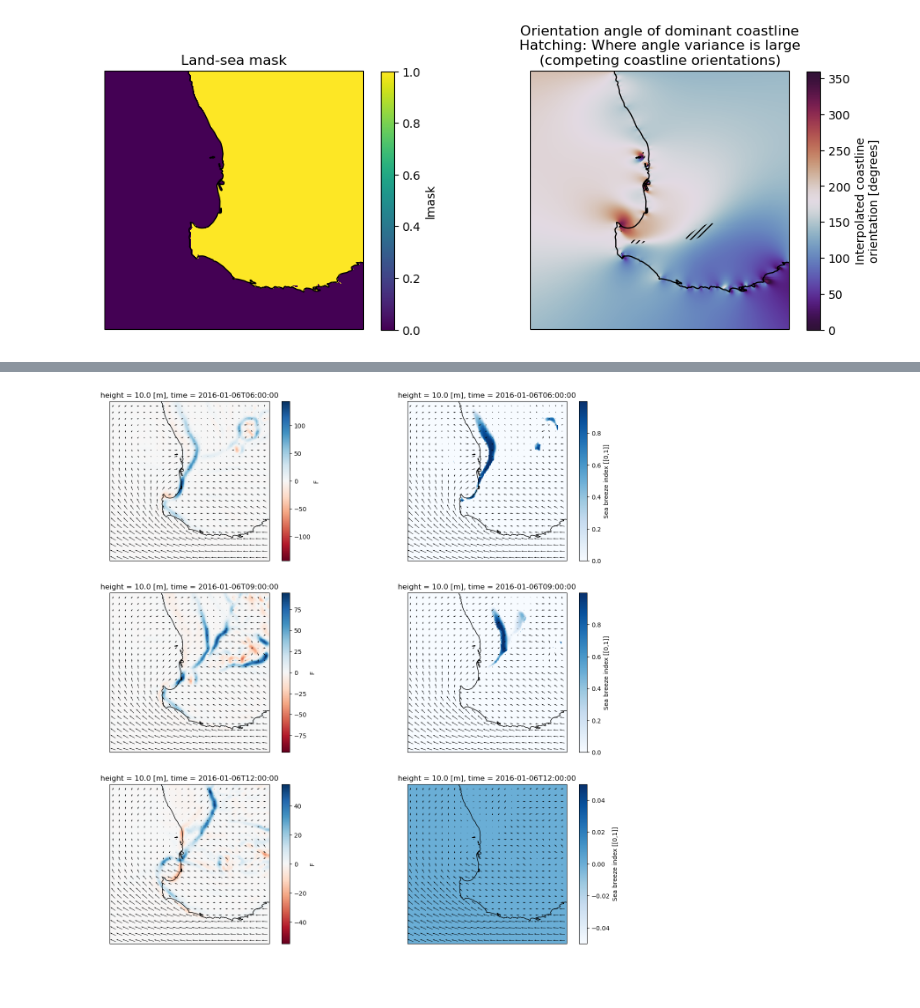
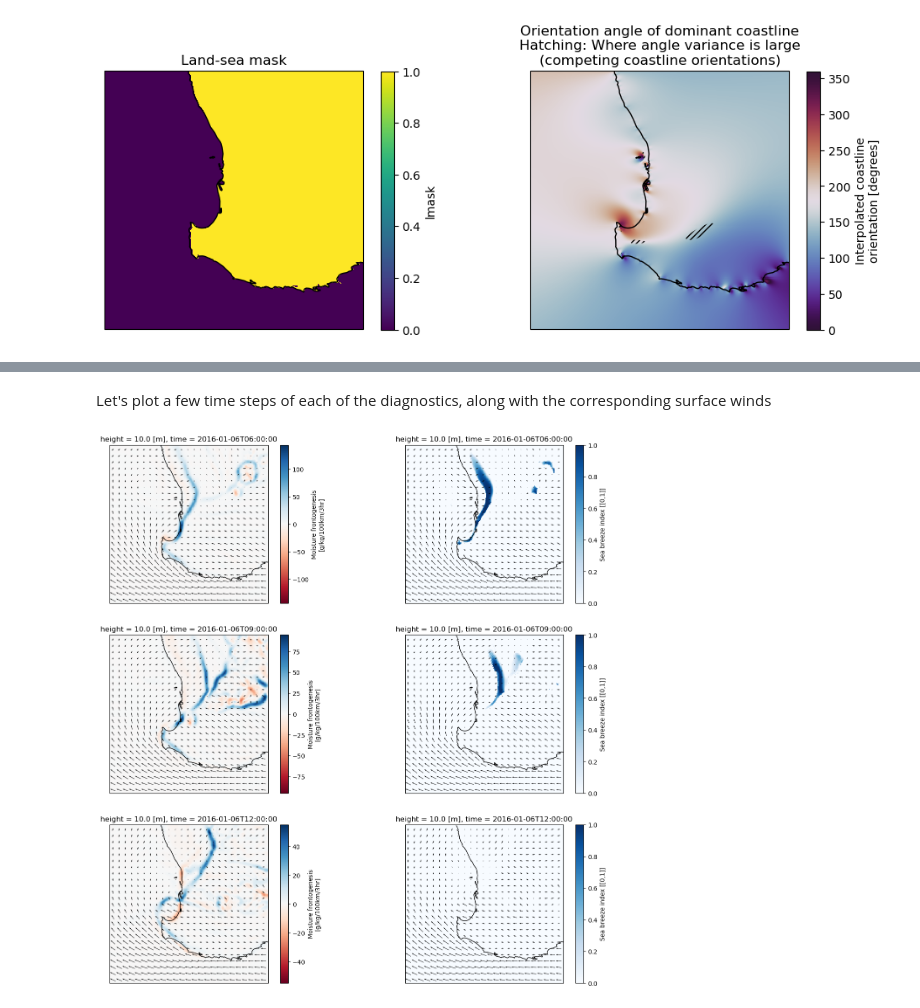
Before and after one commit to andrewbrown31/WxSysLib, a Jupyter notebook: recipes/sea_breezes/aus2200_sea_breeze_identification.ipynb, the cells around one changed output, grey strips where cells are left out. Drawn from its saved outputs; the diff is of its cells as text; code cells hidden in the pictures; blank space fills up the shorter version.

Commit message:
Tidied up recipe, added hourly_change function

```diff
--- a/recipes/sea_breezes/aus2200_sea_breeze_identification.ipynb
+++ b/recipes/sea_breezes/aus2200_sea_breeze_identification.ipynb
@@ -86,12 +207,10 @@ plt.title("Orientation angle of dominant coastline\nHatching: Where angle varian
 # %%
+#Set chunks for loading data
 chunks = {"lev":{},"time":1,"lat":-1,"lon":-1}
 
 #Set smoothing option to True (gaussian smoothing filter with a sigma of 4. See scipy.ndimage.gaussian_filter)
-#This will smooth the AUS2200 data including the angle of coastlines
 smooth = True
 sigma = 4
-
-#Not interpolating heights for simplicity, but should be done normally
 
 #For SBI
 #Load V wind
@@ -194,7 +313,6 @@ aus2200_hus = sea_breeze_utils.load_aus2200_variable(
         sigma=sigma,
         hgt_slice=slice(0,10)).sel(lev=5)
 
-#Make sure everything is hourly (consistent with ua and va)
-aus2200_hus = aus2200_hus.sel(time=aus2200_hus.time.dt.minute==0)
+#Restrict everything to hourly (consistent with ua and va)
 aus2200_vas = aus2200_vas.sel(time=aus2200_vas.time.dt.minute==0)
 aus2200_uas = aus2200_uas.sel(time=aus2200_uas.time.dt.minute==0)
@@ -217,30 +397,32 @@ F = sea_breeze_funcs.kinematic_frontogenesis(
+# %% [markdown]
+Let's plot a few time steps of each of the diagnostics, along with the corresponding surface winds
 # %%
-def plot(ds,field,ax,time,u,v,cmap):
-    ds[field].sel(time=time).plot(cmap=cmap)
+def plot(ds,field,ax,time,u,v,cmap,vmin=None,vmax=None):
+    ds[field].sel(time=time).plot(cmap=cmap,vmin=vmin,vmax=vmax)
     xr.Dataset({"u":u,"v":v}).sel(time=t).coarsen({"lat":12,"lon":12},boundary="trim").mean().\
         plot.quiver(x="lon",y="lat",u="u",v="v")
     ax.coastlines()
 
 plt.figure(figsize=[16,16])
 
 t = "2016-01-06 06:00"
 ax=plt.subplot(3,2,1,projection=ccrs.PlateCarree())
 plot(F,"F",ax,t,aus2200_uas,aus2200_vas,cmap="RdBu")
 ax=plt.subplot(3,2,2,projection=ccrs.PlateCarree())
-plot(sbi,"sbi",ax,t,aus2200_uas,aus2200_vas,cmap="Blues")
+plot(sbi,"sbi",ax,t,aus2200_uas,aus2200_vas,cmap="Blues",vmin=0,vmax=1)
 
 
 t = "2016-01-06 09:00"
 ax=plt.subplot(3,2,3,projection=ccrs.PlateCarree())
 plot(F,"F",ax,t,aus2200_uas,aus2200_vas,cmap="RdBu")
 ax=plt.subplot(3,2,4,projection=ccrs.PlateCarree())
-plot(sbi,"sbi",ax,t,aus2200_uas,aus2200_vas,cmap="Blues")
+plot(sbi,"sbi",ax,t,aus2200_uas,aus2200_vas,cmap="Blues",vmin=0,vmax=1)
 
 
 t = "2016-01-06 12:00"
 ax=plt.subplot(3,2,5,projection=ccrs.PlateCarree())
 plot(F,"F",ax,t,aus2200_uas,aus2200_vas,cmap="RdBu")
 ax=plt.subplot(3,2,6,projection=ccrs.PlateCarree())
-plot(sbi,"sbi",ax,t,aus2200_uas,aus2200_vas,cmap="Blues")
+plot(sbi,"sbi",ax,t,aus2200_uas,aus2200_vas,cmap="Blues",vmin=0,vmax=1)
 # %% [output]
-[figure, old version]
+[figure, new version]
```
Also changed, not shown: parts of 39 cells of this notebook, 3 other files.
